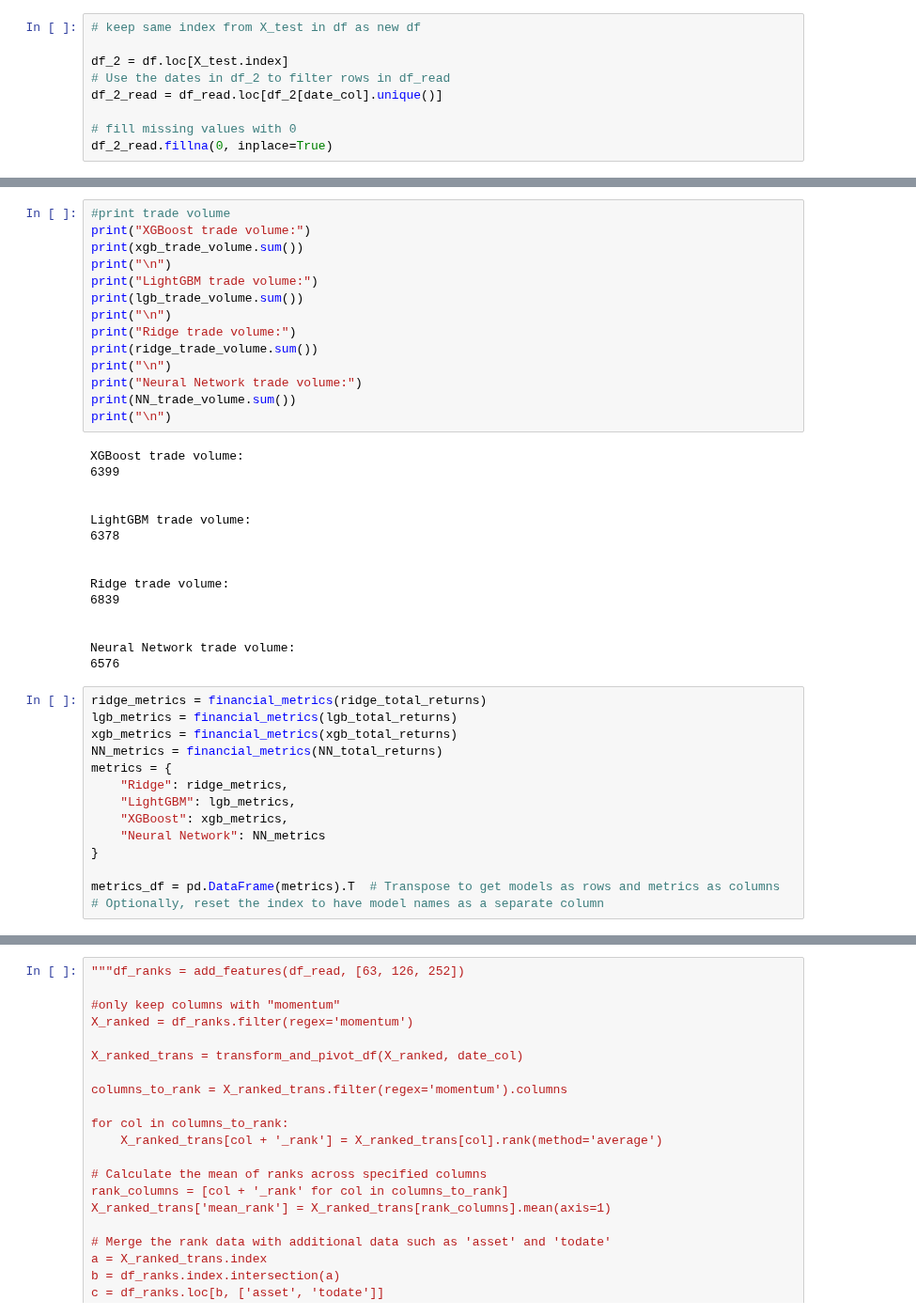
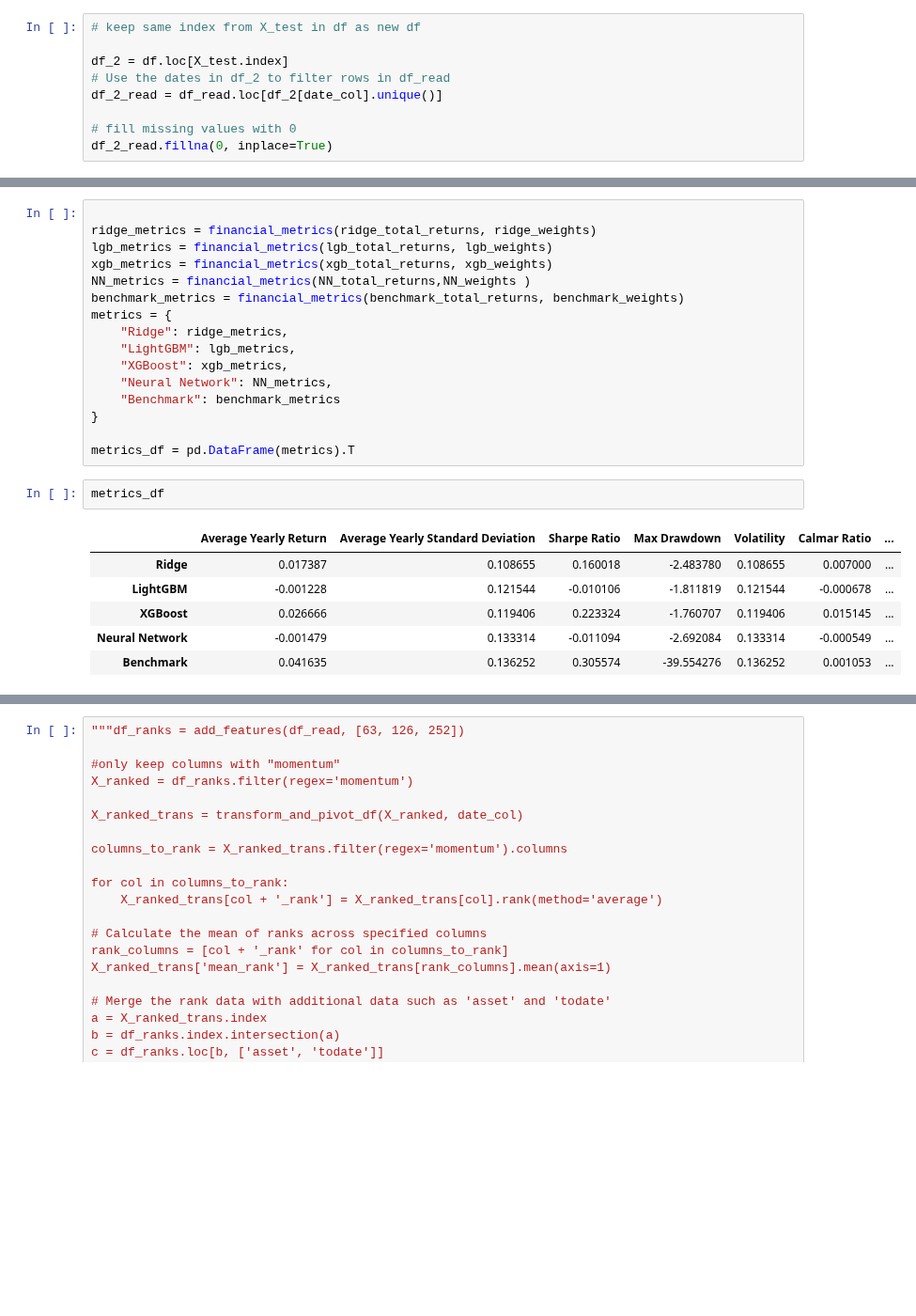
Before and after one commit to OscarAzrak/Master-thesis, a Jupyter notebook: Files/Codes.ipynb, the cells around one changed output, grey strips where cells are left out. Shown at 94% size. Drawn from its saved outputs; the diff is of its cells as text; blank space fills up the shorter version.

```diff
--- a/Files/Codes.ipynb
+++ b/Files/Codes.ipynb
@@ -230,46 +230,28 @@ plt.show()
-# %%
-#print trade volume
-print("XGBoost trade volume:")
-print(xgb_trade_volume.sum())
-print("\n")
-print("LightGBM trade volume:")
-print(lgb_trade_volume.sum())
-print("\n")
-print("Ridge trade volume:")
-print(ridge_trade_volume.sum())
-print("\n")
-print("Neural Network trade volume:")
-print(NN_trade_volume.sum())
-print("\n")
-# %% [output]
-XGBoost trade volume:
-6399
-
-
-LightGBM trade volume:
-6378
-
-
-Ridge trade volume:
-6839
-
-
-Neural Network trade volume:
-6576
 # %%
-ridge_metrics = financial_metrics(ridge_total_returns)
-lgb_metrics = financial_metrics(lgb_total_returns)
-xgb_metrics = financial_metrics(xgb_total_returns)
-NN_metrics = financial_metrics(NN_total_returns)
+
+ridge_metrics = financial_metrics(ridge_total_returns, ridge_weights)
+lgb_metrics = financial_metrics(lgb_total_returns, lgb_weights)
+xgb_metrics = financial_metrics(xgb_total_returns, xgb_weights)
+NN_metrics = financial_metrics(NN_total_returns,NN_weights )
+benchmark_metrics = financial_metrics(benchmark_total_returns, benchmark_weights)
 metrics = {
     "Ridge": ridge_metrics,
     "LightGBM": lgb_metrics,
     "XGBoost": xgb_metrics,
-    "Neural Network": NN_metrics
+    "Neural Network": NN_metrics,
+    "Benchmark": benchmark_metrics
 }
 
-metrics_df = pd.DataFrame(metrics).T  # Transpose to get models as rows and metrics as columns
-# Optionally, reset the index to have model names as a separate column
+metrics_df = pd.DataFrame(metrics).T
+# %%
+metrics_df
+# %% [output]
+|  | Average Yearly Return | Average Yearly Standard Deviation | Sharpe Ratio | Max Drawdown | Volatility | Calmar Ratio | ... |
+| Ridge | 0.017387 | 0.108655 | 0.160018 | -2.483780 | 0.108655 | 0.007000 | ... |
+| LightGBM | -0.001228 | 0.121544 | -0.010106 | -1.811819 | 0.121544 | -0.000678 | ... |
+| XGBoost | 0.026666 | 0.119406 | 0.223324 | -1.760707 | 0.119406 | 0.015145 | ... |
+| Neural Network | -0.001479 | 0.133314 | -0.011094 | -2.692084 | 0.133314 | -0.000549 | ... |
+| Benchmark | 0.041635 | 0.136252 | 0.305574 | -39.554276 | 0.136252 | 0.001053 | ... |
 # %%
 metrics_df
 # %% [output]
```
Also changed, not shown: parts of 17 cells of this notebook, 1 other file.
